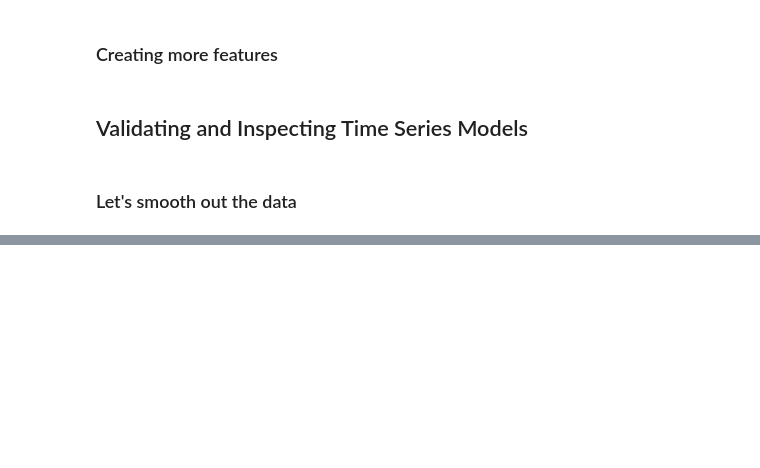
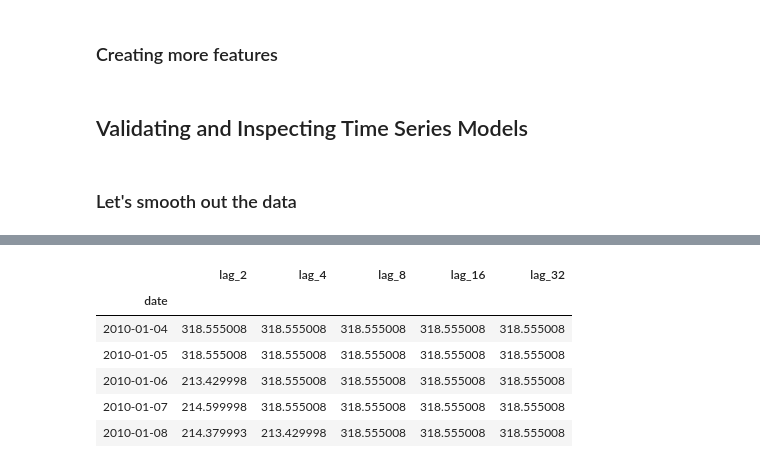
Before and after one commit to jassi-bhullar/ml_time_series_data, a Jupyter notebook: ML Time Series Data.ipynb, the cells around one changed output, grey strips where cells are left out. Drawn from its saved outputs; the diff is of its cells as text; code cells hidden in the pictures; blank space fills up the shorter version.

```diff
--- a/ML Time Series Data.ipynb
+++ b/ML Time Series Data.ipynb
@@ -625,3 +588,13 @@ y = prices[['AAPL']]
+# %%
+df = pd.read_csv('../input/nyse/prices.csv')
+df['date'] = pd.to_datetime(df['date'])
+df = df.set_index('date')
+
+prices = df.pivot(columns='symbol', values='open')
+prices = prices.loc[:, ['YHOO', 'EBAY', 'NVDA', 'AAPL']]
+
+X = prices[['YHOO', 'EBAY', 'NVDA']]
+y = prices[['AAPL']]
 # %%
 model = LinearRegression()
 # %%
@@ -677,0 +667,17 @@ for ii, (tr, tt) in enumerate(cv.split(X)):
+# %%
+df = prices[['AAPL']]
+
+shifts = [2, 4, 8, 16, 32]
+many_shifts = {'lag_{}'.format(shift_num):df.shift(shift_num).iloc[:, 0] for shift_num in shifts}
+
+data = pd.DataFrame.from_dict(many_shifts)
+data = data.fillna(np.nanmedian(data.iloc[:, 0], axis=0))
+data.head()
+# %% [output]
+|  | lag_2 | lag_4 | lag_8 | lag_16 | lag_32 |
+| date |  |  |  |  |  |
+| 2010-01-04 | 318.555008 | 318.555008 | 318.555008 | 318.555008 | 318.555008 |
+| 2010-01-05 | 318.555008 | 318.555008 | 318.555008 | 318.555008 | 318.555008 |
+| 2010-01-06 | 213.429998 | 318.555008 | 318.555008 | 318.555008 | 318.555008 |
+| 2010-01-07 | 214.599998 | 318.555008 | 318.555008 | 318.555008 | 318.555008 |
+| 2010-01-08 | 214.379993 | 213.429998 | 318.555008 | 318.555008 | 318.555008 |
```
Also changed, not shown: parts of 23 cells of this notebook.
